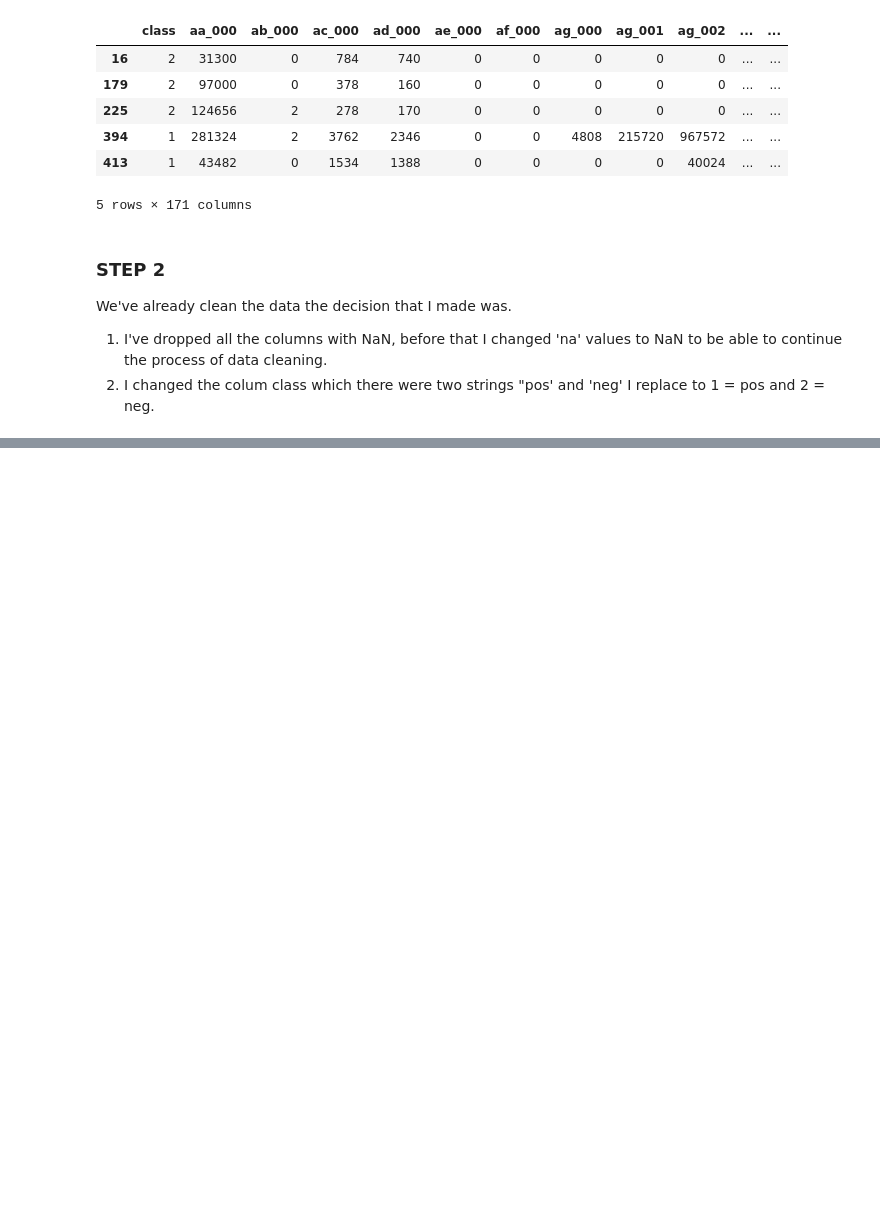
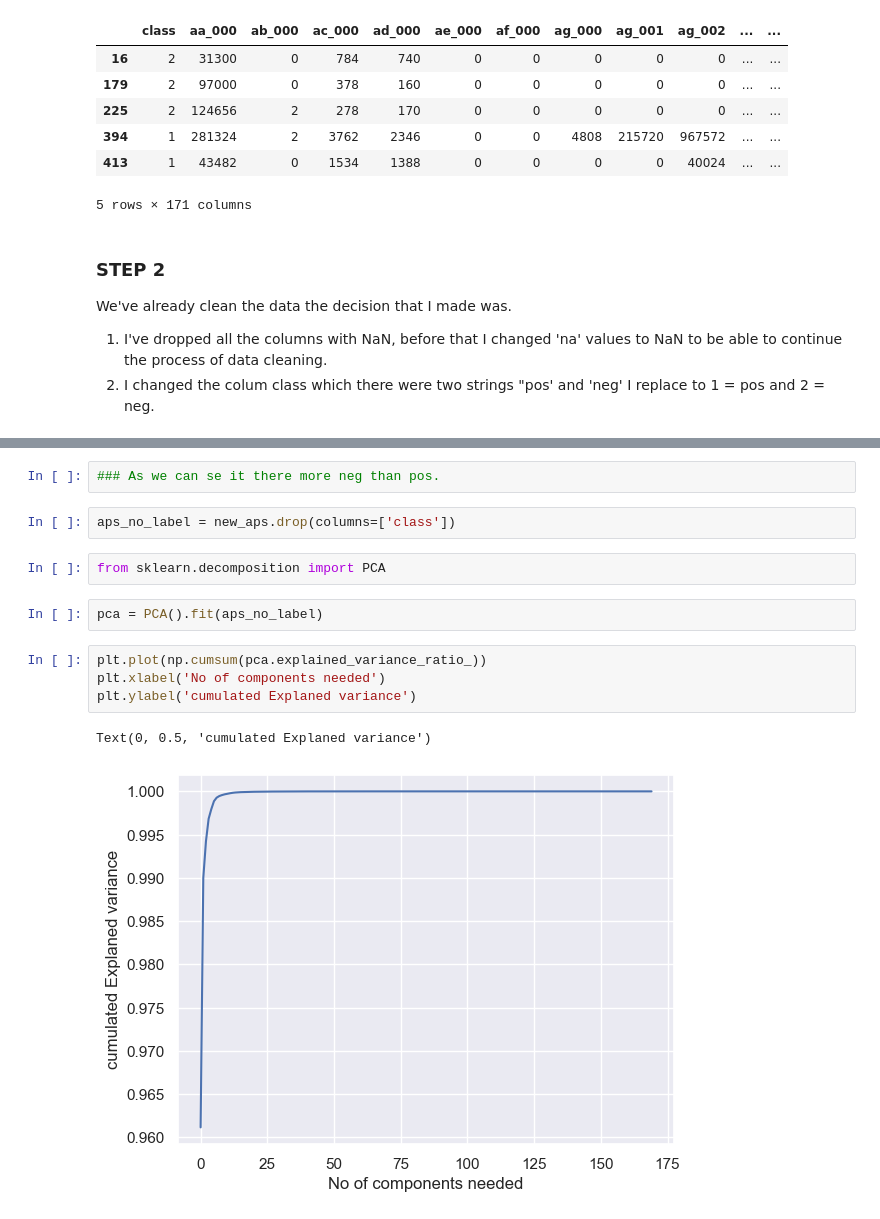
Before and after one commit to SamuelhBueno/DP_CA, a Jupyter notebook: DP_CA.ipynb, the cells around one changed output, grey strips where cells are left out. Cells and saved outputs as stored; diff of their text form; blank space fills up the shorter version.

```diff
--- a/DP_CA.ipynb
+++ b/DP_CA.ipynb
@@ -210,0 +216,15 @@ We've already clean the data the decision that I made was.
+# %%
+### As we can se it there more neg than pos.
+# %%
+aps_no_label = new_aps.drop(columns=['class'])
+# %%
+from sklearn.decomposition import PCA
+# %%
+pca = PCA().fit(aps_no_label)
+# %%
+plt.plot(np.cumsum(pca.explained_variance_ratio_))
+plt.xlabel('No of components needed')
+plt.ylabel('cumulated Explaned variance')
+# %% [output]
+Text(0, 0.5, 'cumulated Explaned variance')
+[figure, added]
```
Also changed, not shown: parts of 1 cell of this notebook.
